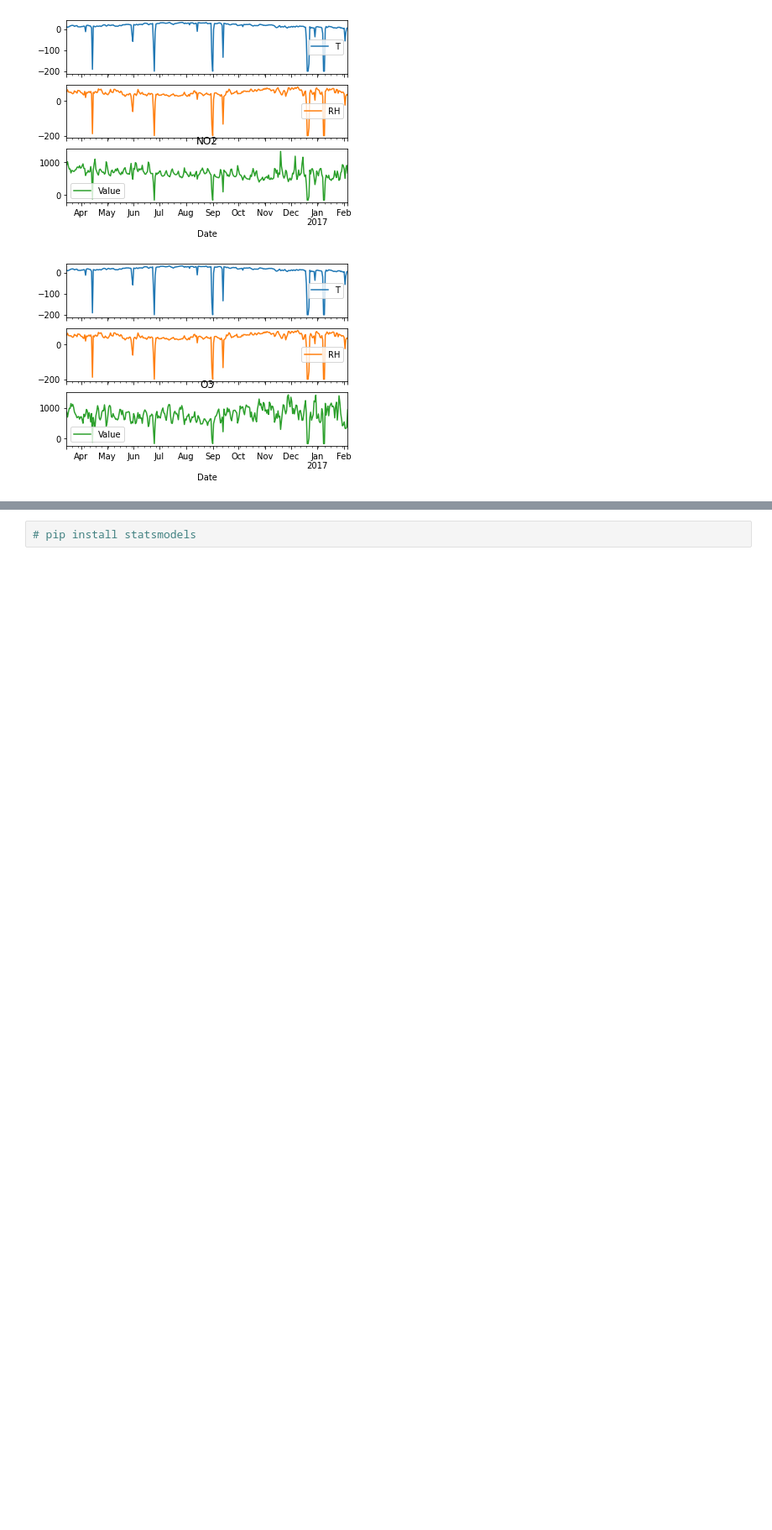
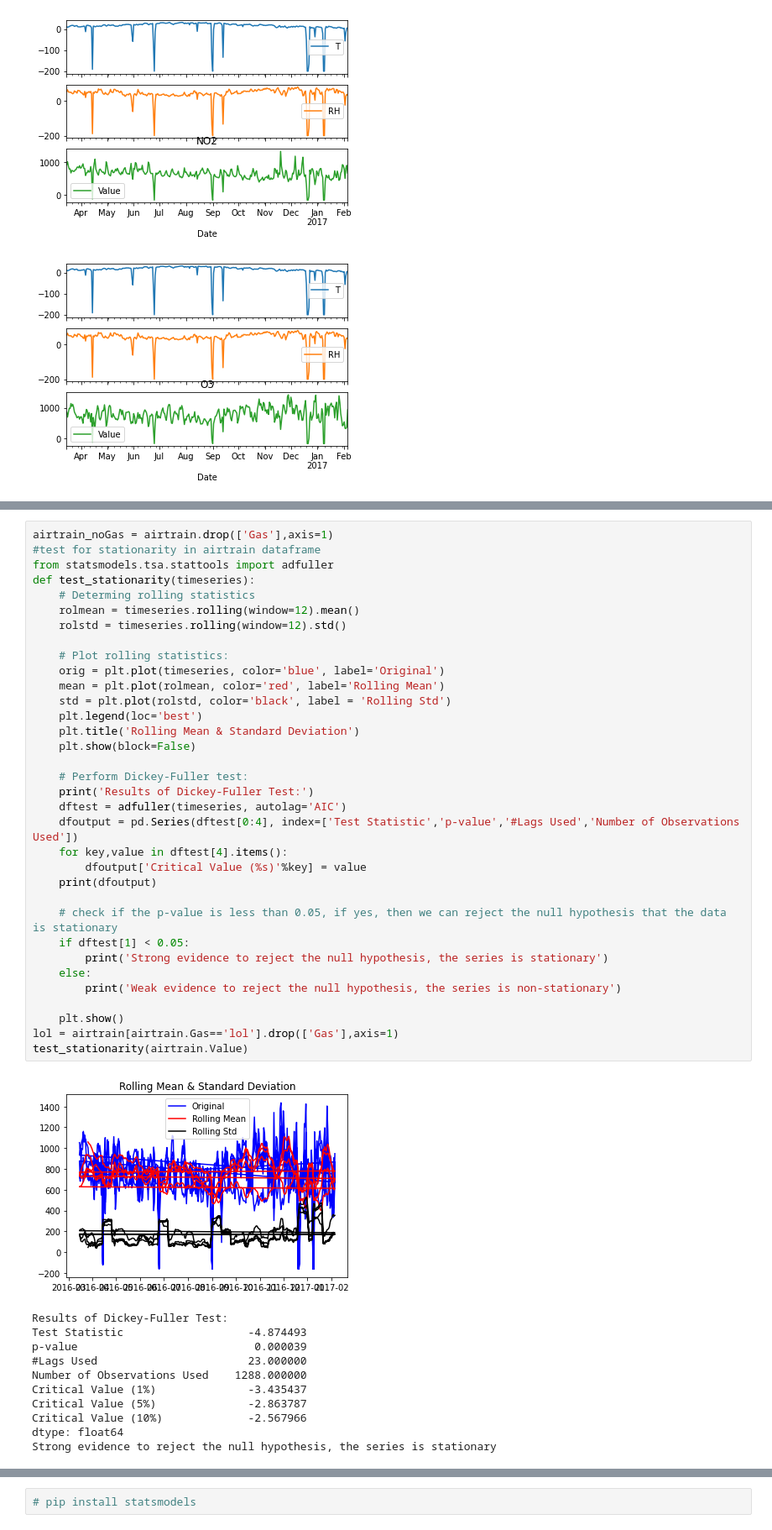
Before and after one commit to JoelPoah/AIMLCA2, a Jupyter notebook: TimeSeries_PartA/TimeSeries.ipynb, the cells around one changed output, grey strips where cells are left out. Shown: that part at 84% size. Cells and saved outputs as stored; diff of their text form; blank space fills up the shorter version.

```diff
--- a/TimeSeries_PartA/TimeSeries.ipynb
+++ b/TimeSeries_PartA/TimeSeries.ipynb
@@ -125,0 +200,46 @@ for gas in gases:
+# %%
+airtrain_noGas = airtrain.drop(['Gas'],axis=1)
+#test for stationarity in airtrain dataframe
+from statsmodels.tsa.stattools import adfuller
+def test_stationarity(timeseries):
+    # Determing rolling statistics
+    rolmean = timeseries.rolling(window=12).mean()
+    rolstd = timeseries.rolling(window=12).std()
+
+    # Plot rolling statistics:
+    orig = plt.plot(timeseries, color='blue', label='Original')
+    mean = plt.plot(rolmean, color='red', label='Rolling Mean')
+    std = plt.plot(rolstd, color='black', label = 'Rolling Std')
+    plt.legend(loc='best')
+    plt.title('Rolling Mean & Standard Deviation')
+    plt.show(block=False)
+
+    # Perform Dickey-Fuller test:
+    print('Results of Dickey-Fuller Test:')
+    dftest = adfuller(timeseries, autolag='AIC')
+    dfoutput = pd.Series(dftest[0:4], index=['Test Statistic','p-value','#Lags Used','Number of Observations Used'])
+    for key,value in dftest[4].items():
+        dfoutput['Critical Value (%s)'%key] = value
+    print(dfoutput)
+
+    # check if the p-value is less than 0.05, if yes, then we can reject the null hypothesis that the data is stationary
+    if dftest[1] < 0.05:
+        print('Strong evidence to reject the null hypothesis, the series is stationary')
+    else:
+        print('Weak evidence to reject the null hypothesis, the series is non-stationary')
+
+    plt.show()
+lol = airtrain[airtrain.Gas=='lol'].drop(['Gas'],axis=1)
+test_stationarity(airtrain.Value)
+# %% [output]
+[figure, added]
+Results of Dickey-Fuller Test:
+Test Statistic                   -4.874493
+p-value                           0.000039
+#Lags Used                       23.000000
+Number of Observations Used    1288.000000
+Critical Value (1%)              -3.435437
+Critical Value (5%)              -2.863787
+Critical Value (10%)             -2.567966
+dtype: float64
+Strong evidence to reject the null hypothesis, the series is stationary
```
Also changed, not shown: parts of 25 cells of this notebook, 1 other file.
